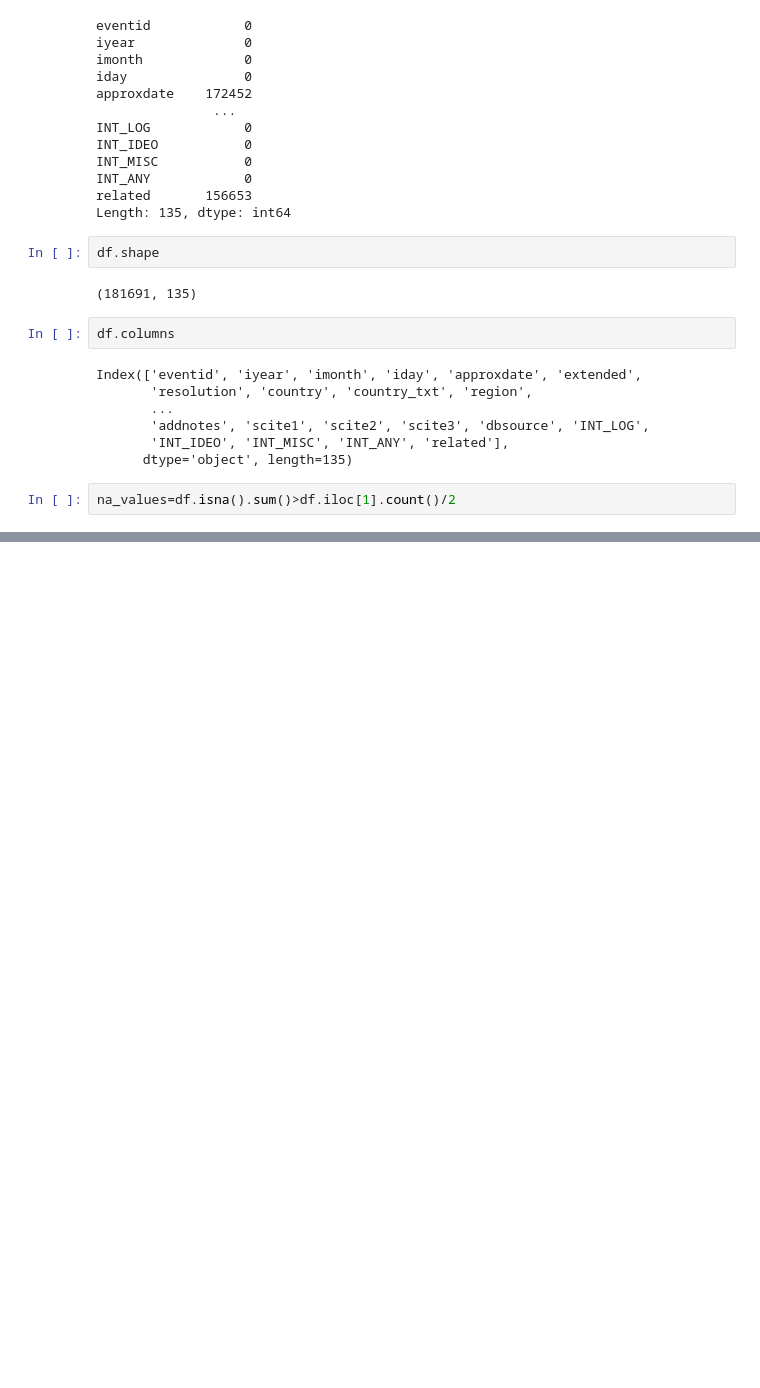
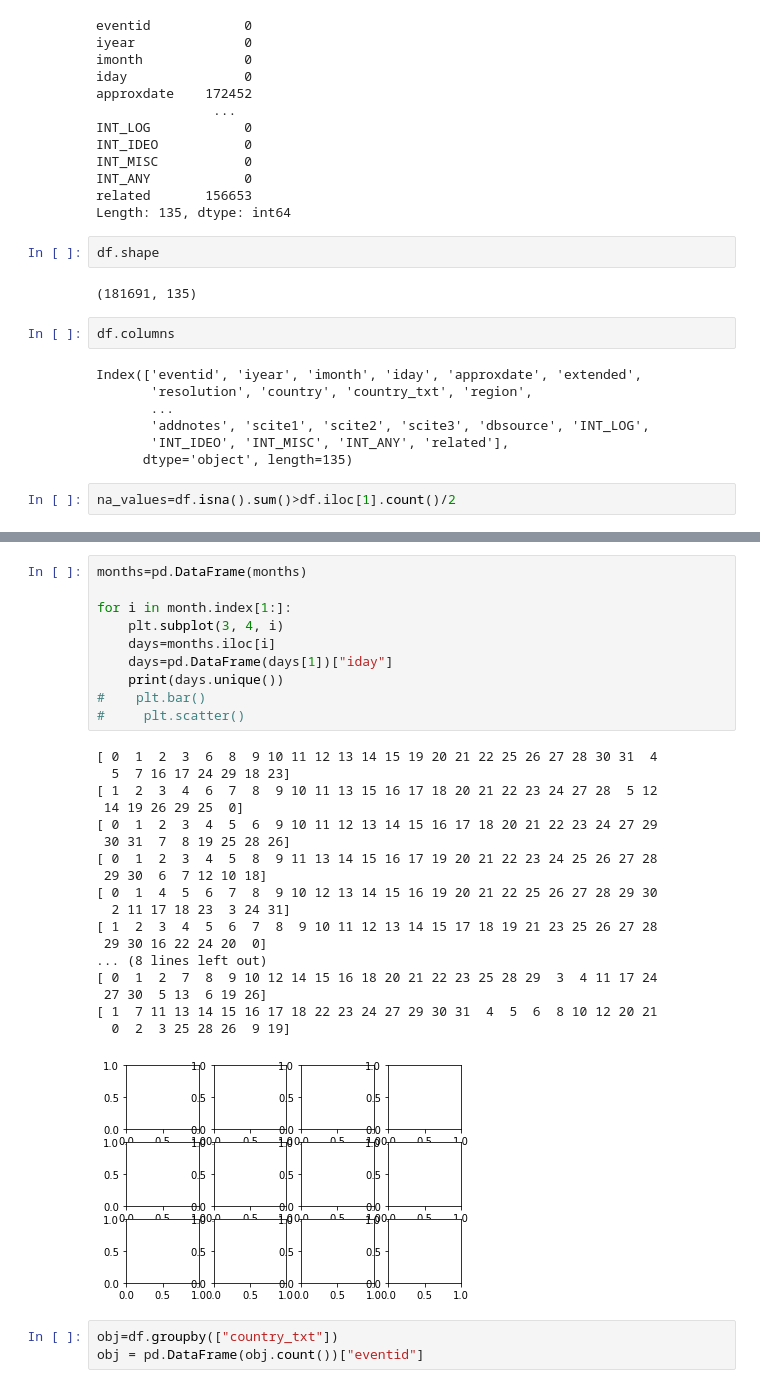
Before and after one commit to Akhil-A0402/Sparks-Machine-Learning-Internship-, a Jupyter notebook: Task04/Untitled.ipynb, the cells around one changed output, grey strips where cells are left out. Saved outputs shown, nothing was run; the diff lists cells and outputs as text; blank space fills up the shorter version.

```diff
--- a/Task04/Untitled.ipynb
+++ b/Task04/Untitled.ipynb
@@ -60,0 +169,32 @@ df.drop(, axis=1, inplace=True)
+# %%
+months=pd.DataFrame(months)
+
+for i in month.index[1:]:
+    plt.subplot(3, 4, i)
+    days=months.iloc[i]
+    days=pd.DataFrame(days[1])["iday"]
+    print(days.unique())
+#    plt.bar()
+#     plt.scatter()
+# %% [output]
+[ 0  1  2  3  6  8  9 10 11 12 13 14 15 19 20 21 22 25 26 27 28 30 31  4
+  5  7 16 17 24 29 18 23]
+[ 1  2  3  4  6  7  8  9 10 11 13 15 16 17 18 20 21 22 23 24 27 28  5 12
+ 14 19 26 29 25  0]
+[ 0  1  2  3  4  5  6  9 10 11 12 13 14 15 16 17 18 20 21 22 23 24 27 29
+ 30 31  7  8 19 25 28 26]
+[ 0  1  2  3  4  5  8  9 11 13 14 15 16 17 19 20 21 22 23 24 25 26 27 28
+ 29 30  6  7 12 10 18]
+[ 0  1  4  5  6  7  8  9 10 12 13 14 15 16 19 20 21 22 25 26 27 28 29 30
+  2 11 17 18 23  3 24 31]
+[ 1  2  3  4  5  6  7  8  9 10 11 12 13 14 15 17 18 19 21 23 25 26 27 28
+ 29 30 16 22 24 20  0]
+... (8 lines left out)
+[ 0  1  2  7  8  9 10 12 14 15 16 18 20 21 22 23 25 28 29  3  4 11 17 24
+ 27 30  5 13  6 19 26]
+[ 1  7 11 13 14 15 16 17 18 22 23 24 27 29 30 31  4  5  6  8 10 12 20 21
+  0  2  3 25 28 26  9 19]
+[figure, added]
+# %%
+obj=df.groupby(["country_txt"])
+obj = pd.DataFrame(obj.count())["eventid"]
```
Also changed, not shown: parts of 17 cells of this notebook.
